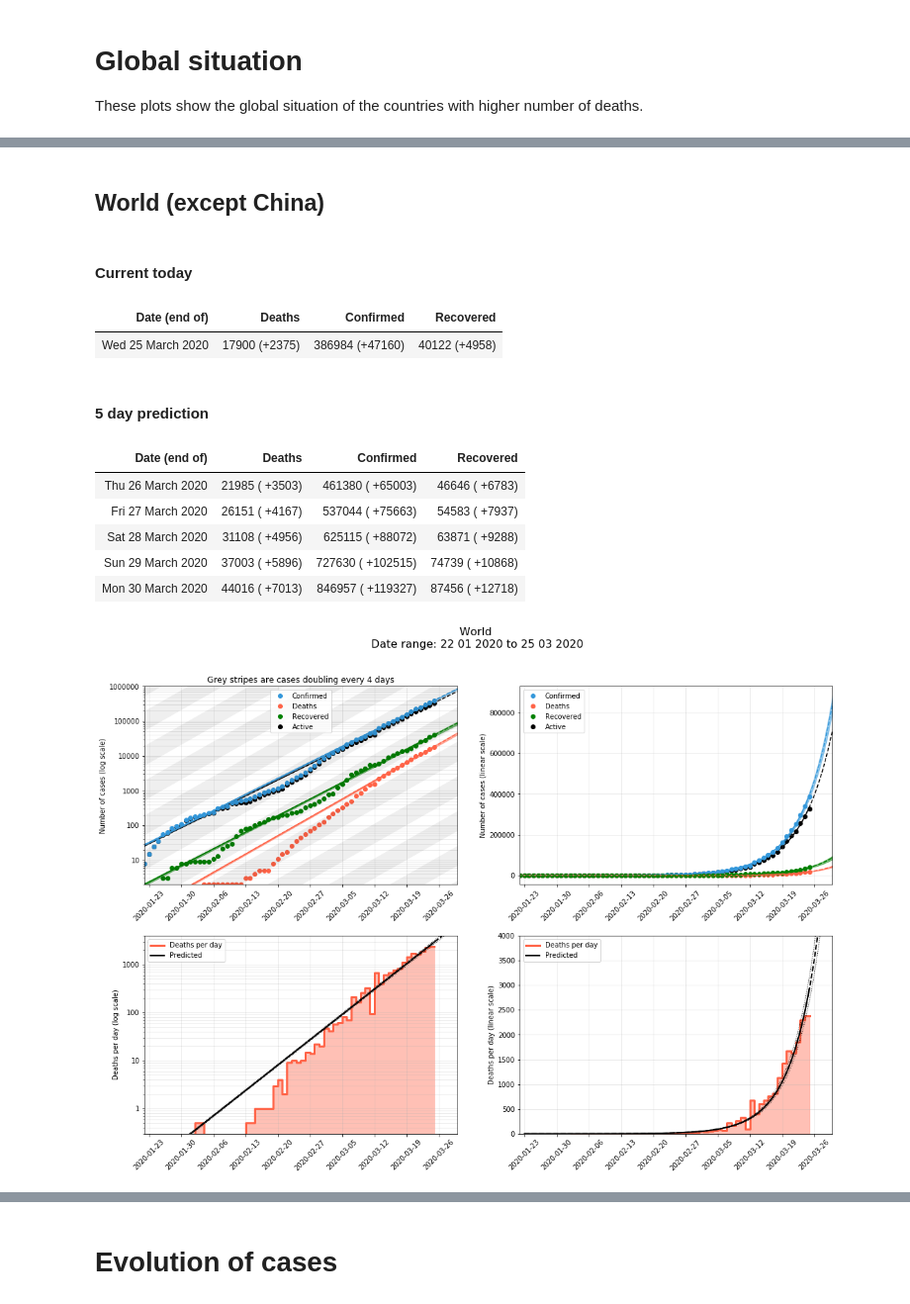
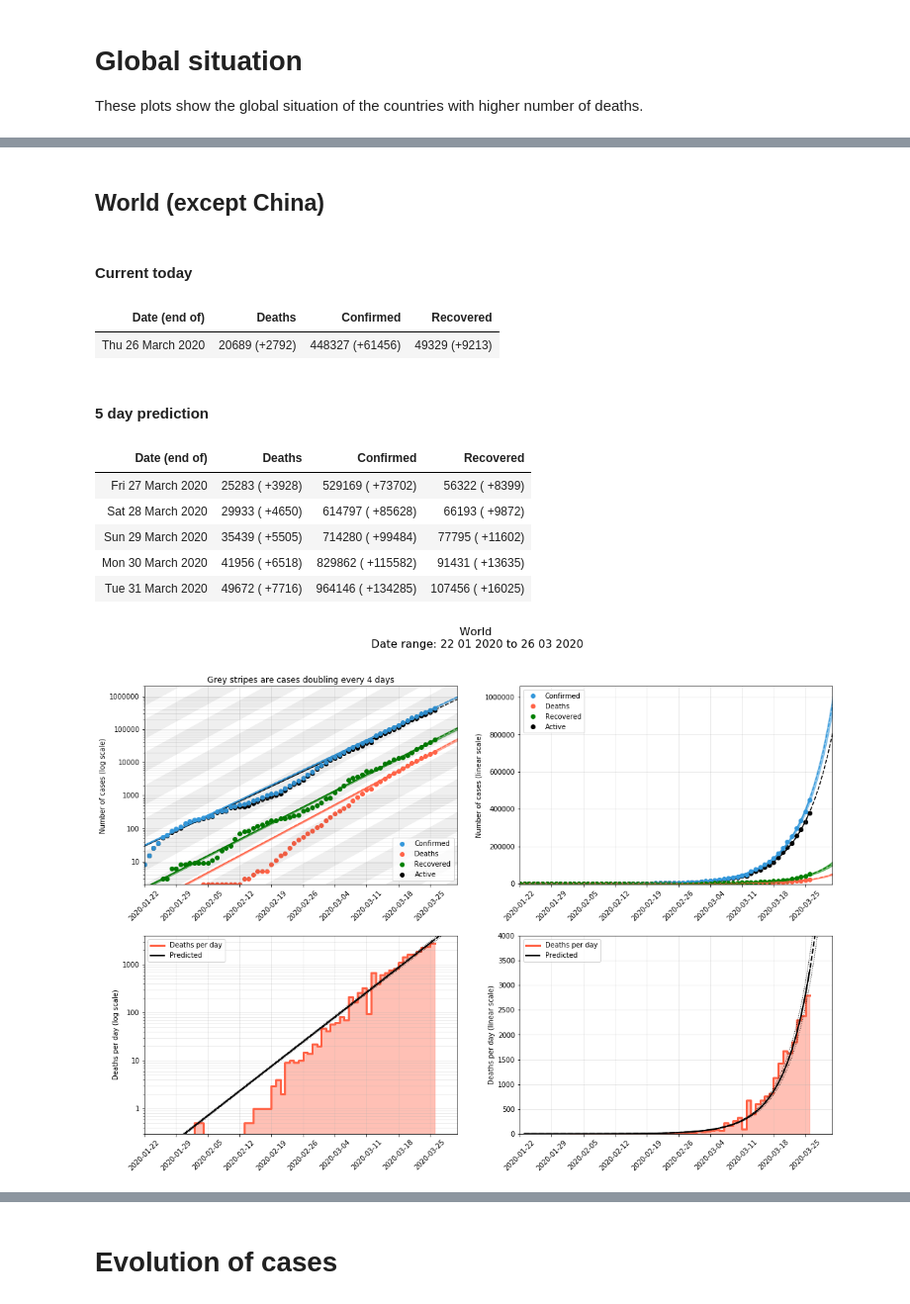
Before and after one commit to jmoldon/coronavirus_analysis, a Jupyter notebook: covid19_newdata.ipynb, the cells around one changed output, grey strips where cells are left out. Shown at 99% size. Drawn from its saved outputs; the diff is of its cells as text; code cells hidden in the pictures.

```diff
--- a/covid19_newdata.ipynb
+++ b/covid19_newdata.ipynb
@@ -237,5 +237,5 @@ fig.savefig(f'./plots/most_cases_evolution.png', bbox_inches='tight', dpi=100)
 # %%
-def plot_country(data_country, prediction, ylim=1e5, death_lim=900, n=4):
+def plot_country(data_country, prediction, ylim=2e5, death_lim=300, n=4):
     gridsize = (4, 2)
     fig = plt.figure(figsize=(18, 12))
     ax1 = plt.subplot2grid(gridsize, (0, 0), colspan=1, rowspan=2)
@@ -293,7 +293,7 @@ def plot_country(data_country, prediction, ylim=1e5, death_lim=900, n=4):
         #ax.plot(death_diff['DateTime'], savgol_filter(dd, 3, 1), 'k-', label='Smooth')
 
     ax1.set_ylim(2,ylim)
-    #ax2.set_ylim(0,ylim)
+    ax2.set_ylim(-0.1*np.max(prediction['Deaths_pred']),)
     #ax3.set_ylim(0.3, np.nanmax([10, int(np.max(1.5*data_country['Deaths_diff']))]))
     #ax4.set_ylim(0, np.nanmax([10, int(np.max(1.5*data_country['Deaths_diff']))]))
     ax3.set_ylim(0.3, death_lim)
@@ -482,29 +482,29 @@ def process_country(data, country='Spain', province='', start_date='2020-01-15',
 # %%
 display(Markdown("## World (except China)"))
 world_data = data[data['Country/Region']!='China']
 all_countries = world_data.groupby(['DateTime']).sum().reset_index()
 all_countries['Country/Region'] = 'World'
 all_countries['Province/State'] = ''
 fits_todo1 = {'Confirmed': [func_exponential],
              'Deaths':     [func_exponential],
              'Recovered':  [func_exponential]}
 
 data_country, prediction = fit_data(all_countries, fits_todo=fits_todo1)
-fig, ax = plot_country(data_country, prediction, ylim=1000000, death_lim=4000)
+fig, ax = plot_country(data_country, prediction, ylim=2000000, death_lim=4000)
 print_table(data_country, prediction, days=5)
 # %% [output]
 ## World (except China)
 #### Current today
 | Date (end of) | Deaths | Confirmed | Recovered |
-| Wed 25 March 2020 | 17900 (+2375) | 386984 (+47160) | 40122 (+4958) |
+| Thu 26 March 2020 | 20689 (+2792) | 448327 (+61456) | 49329 (+9213) |
 #### 5 day prediction
 | Date (end of) | Deaths | Confirmed | Recovered |
-| Thu 26 March 2020 | 21985 ( +3503) | 461380 ( +65003) | 46646 ( +6783) |
-| Fri 27 March 2020 | 26151 ( +4167) | 537044 ( +75663) | 54583 ( +7937) |
-| Sat 28 March 2020 | 31108 ( +4956) | 625115 ( +88072) | 63871 ( +9288) |
-| Sun 29 March 2020 | 37003 ( +5896) | 727630 ( +102515) | 74739 ( +10868) |
-| Mon 30 March 2020 | 44016 ( +7013) | 846957 ( +119327) | 87456 ( +12718) |
+| Fri 27 March 2020 | 25283 ( +3928) | 529169 ( +73702) | 56322 ( +8399) |
+| Sat 28 March 2020 | 29933 ( +4650) | 614797 ( +85628) | 66193 ( +9872) |
+| Sun 29 March 2020 | 35439 ( +5505) | 714280 ( +99484) | 77795 ( +11602) |
+| Mon 30 March 2020 | 41956 ( +6518) | 829862 ( +115582) | 91431 ( +13635) |
+| Tue 31 March 2020 | 49672 ( +7716) | 964146 ( +134285) | 107456 ( +16025) |
-[figure, old version]
+[figure, new version]
 # %%
 display(Markdown("## China"))
 china_data = data[data['Country/Region']=='China']
```
Also changed, not shown: parts of 21 cells of this notebook, 21 other files.
